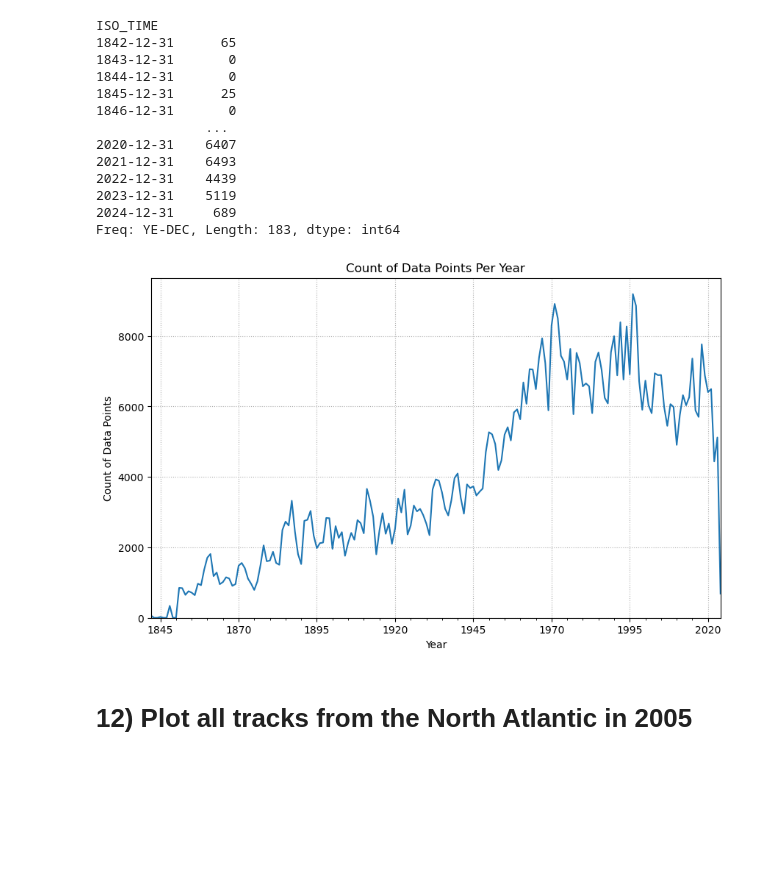
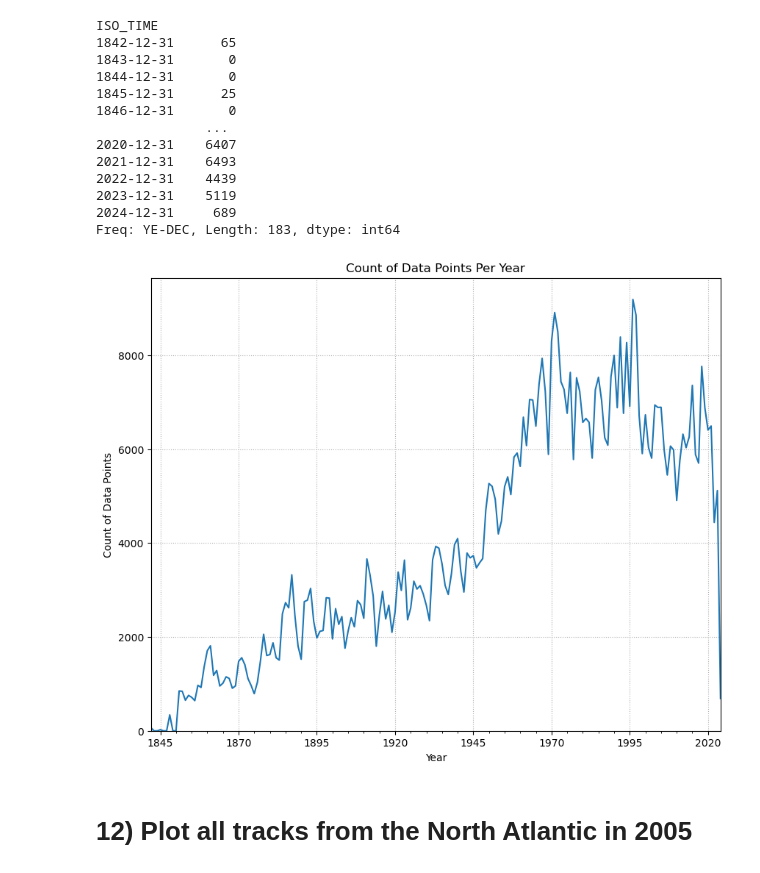
Before and after one commit to Hamsterrrrrrrrr/Assignments_EESC_GR6901, a Jupyter notebook: Assignment6.ipynb, the cells around one changed output. Cells and saved outputs as stored; diff of their text form; code cells hidden in the pictures; blank space fills up the shorter version.

```diff
--- a/Assignment6.ipynb
+++ b/Assignment6.ipynb
@@ -189,17 +191,17 @@ ISO_TIME
 2024-12-31     689
 Freq: YE-DEC, Length: 183, dtype: int64
 # %%
-plt.figure(figsize=(10, 6))
+plt.figure(figsize=(10, 8))
 counts.plot()
 plt.title('Count of Data Points Per Year')
 plt.xlabel('Year')
 plt.ylabel('Count of Data Points')
 plt.xlim(left=counts.index.min(), right=counts.index.max())
 plt.ylim(bottom=0)
 plt.grid(linestyle='dotted')
 plt.show()
 # %% [output]
-[figure, old version]
+[figure, new version]
 # %% [markdown]
 # 12) Plot all tracks from the North Atlantic in 2005
 # %%
```
Also changed, not shown: parts of 12 cells of this notebook.
